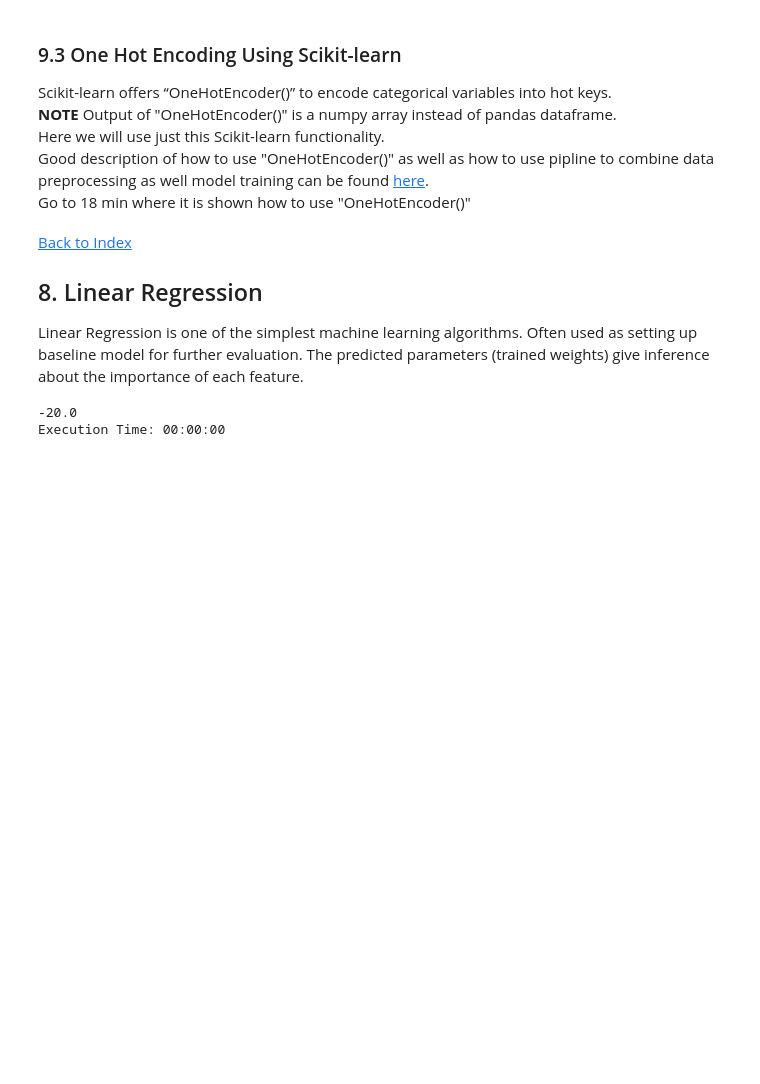
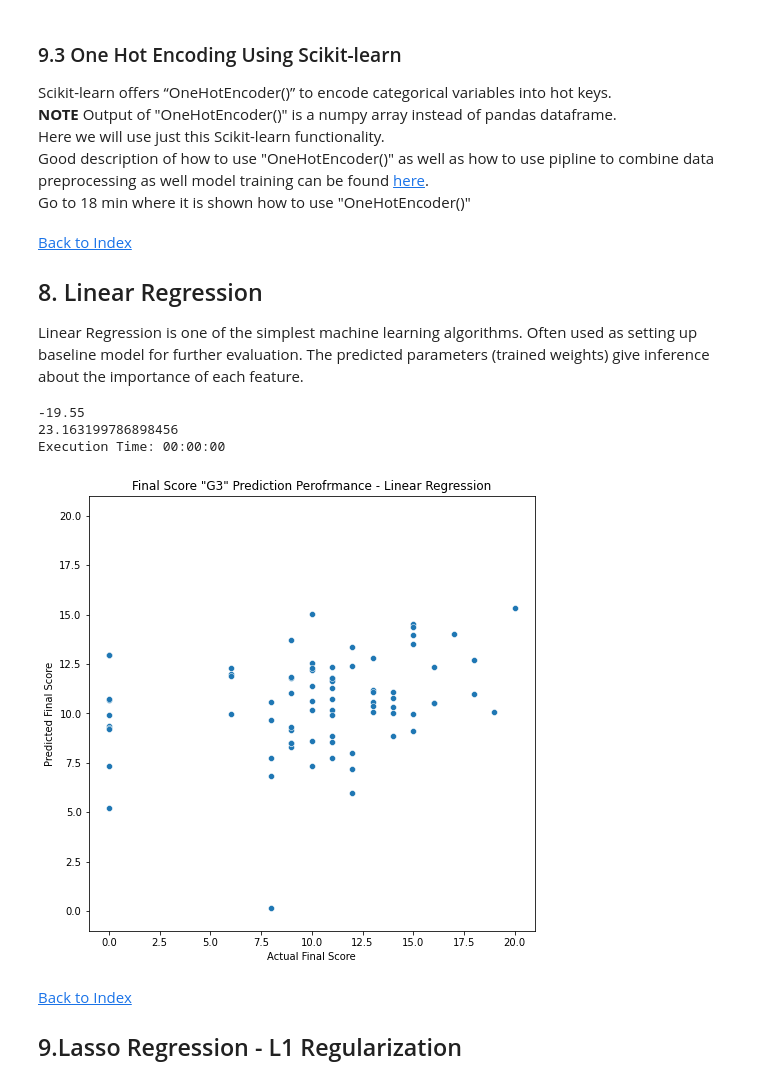
Before and after one commit to SebGmur/grade_pred, a Jupyter notebook: Student_Grade_01.ipynb, the cells around one changed output. Drawn from its saved outputs; the diff is of its cells as text; code cells hidden in the pictures; blank space fills up the shorter version.

```diff
--- a/Student_Grade_01.ipynb
+++ b/Student_Grade_01.ipynb
@@ -642,8 +645,12 @@ Good description of how to use "OneHotEncoder()" as well as how to use pipline t
 
 
 # Convert to one hot encoder
+# column_trans = make_column_transformer(
+#     (OneHotEncoder(), cat_data),
+#     remainder='passthrough')
+
 column_trans = make_column_transformer(
-    (OneHotEncoder(), cat_data),
+    (OneHotEncoder(drop='first'), cat_data),
     remainder='passthrough')
 
 column_trans.fit_transform(df_bin)
@@ -671,8 +678,28 @@ pipe_lr = make_pipeline(column_trans, MinMaxScaler(), lr)
 
 print(round(cross_val_score(pipe_lr, x_train, y_train, cv=10, scoring='neg_mean_squared_error').mean(),2))
 
+lr_model = pipe_lr.fit(x_train, y_train)
+lr_y_pred = lr_model.predict(x_test)
+
+
+print(mean_squared_error(y_test, lr_y_pred))
 end = time.time()
 time_lr = exec_time(start,end)
 # %% [output]
--20.0
+-19.55
+23.163199786898456
 Execution Time: 00:00:00
+# %%
+figC, axC1 = plt.subplots(figsize=(8,8))
+sns.scatterplot(x = y_test, y = lr_y_pred, ax = axC1)
+axC1.set_title('Final Score "G3" Prediction Perofrmance - Linear Regression')
+axC1.set_xlabel("Actual Final Score")
+axC1.set_ylabel("Predicted Final Score")
+axC1.set_xbound(lower=-1, upper=21)
+axC1.set_ybound(lower=-1, upper=21)
+# %% [output]
+[figure, added]
+# %% [markdown]
+<a href='#index'>Back to Index</a>
+<a name='ls'></a>
+<h2>9.Lasso Regression -  L1 Regularization </h2>
```
Also changed, not shown: parts of 15 cells of this notebook.
